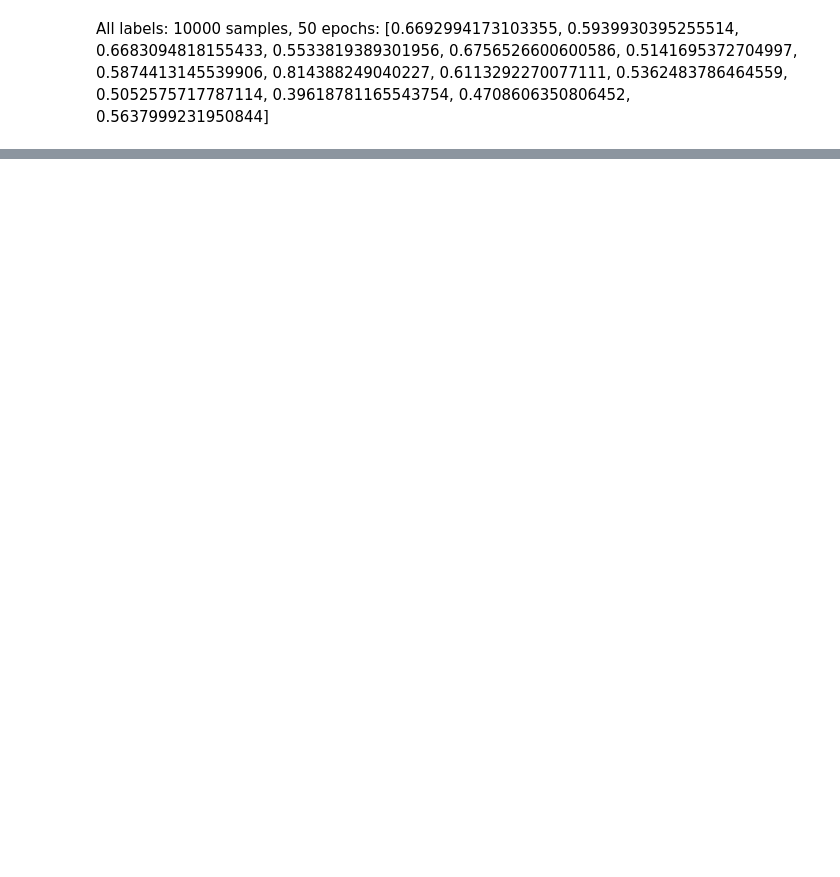
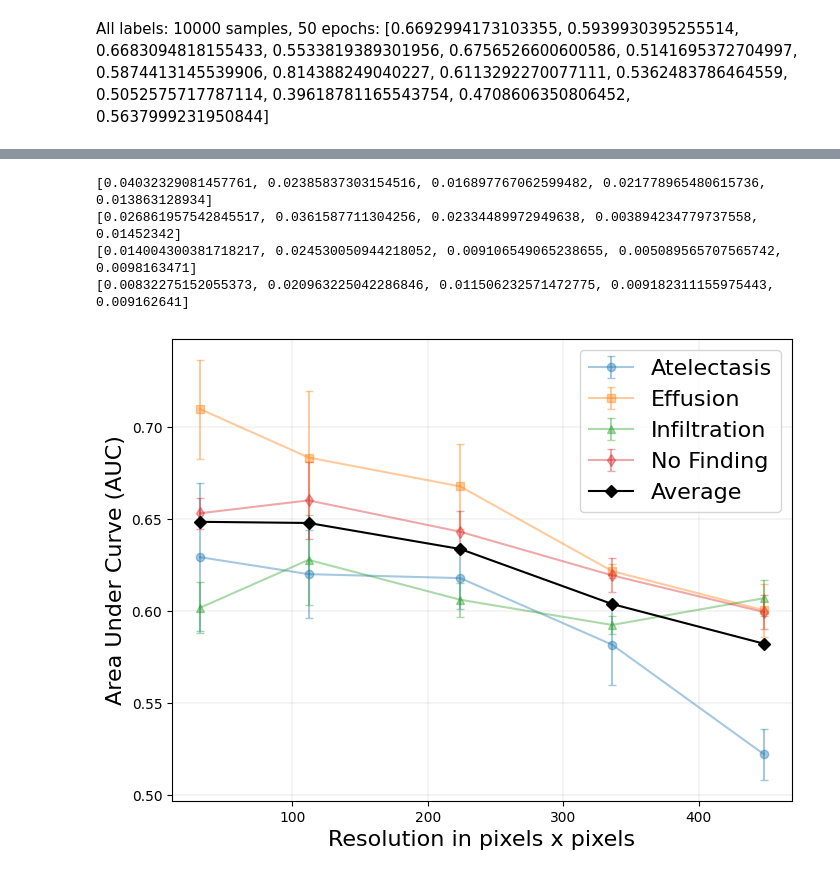
Before and after one commit to Naxsos/MedicaldeepLearning, a Jupyter notebook: Computational_Limitations/chestxray8_applied.ipynb, the cells around one changed output, grey strips where cells are left out. Drawn from its saved outputs; the diff is of its cells as text; code cells hidden in the pictures; blank space fills up the shorter version.

```diff
--- a/Computational_Limitations/chestxray8_applied.ipynb
+++ b/Computational_Limitations/chestxray8_applied.ipynb
@@ -499,0 +722,35 @@ plt.show()
+# %%
+alpha = 0.4
+plt.figure(figsize=(8, 6))
+
+print(aucs_at_stds)
+print(aucs_ef_stds)
+print(aucs_in_stds)
+print(aucs_nf_stds)
+aucs_at_stds[4] = 0.013863128934
+aucs_ef_stds[4] = 0.01452342
+aucs_in_stds[4] = 0.0098163471
+aucs_nf_stds[4] = 0.009162641
+
+
+plt.errorbar(x_values, aucs_at_means, yerr=aucs_at_stds, label='Atelectasis', fmt='-o', capsize=3, alpha=alpha)
+plt.errorbar(x_values, aucs_ef_means, yerr=aucs_ef_stds, label='Effusion', fmt='-s', capsize=3, alpha=alpha)
+plt.errorbar(x_values, aucs_in_means, yerr=aucs_in_stds, label='Infiltration', fmt='-^', capsize=3, alpha=alpha)
+plt.errorbar(x_values, aucs_nf_means, yerr=aucs_nf_stds, label='No Finding', fmt='-d', capsize=3, alpha=alpha)
+plt.errorbar(x_values, aucs_All_means, label='Average', marker='D', color='black')
+
+plt.ylabel("Area Under Curve (AUC)", fontsize=font_size)
+plt.xlabel("Resolution in pixels x pixels", fontsize=font_size)
+plt.grid(color='grey', linestyle='-', linewidth=0.25, alpha=0.5)
+plt.legend(fontsize=font_size, loc="best")
+
+plt.savefig("TEST2.pdf", bbox_inches='tight', pad_inches=0)
+
+
+plt.show()
+# %% [output]
+[0.04032329081457761, 0.02385837303154516, 0.016897767062599482, 0.021778965480615736, 0.013863128934]
+[0.026861957542845517, 0.0361587711304256, 0.02334489972949638, 0.003894234779737558, 0.01452342]
+[0.014004300381718217, 0.024530050944218052, 0.009106549065238655, 0.005089565707565742, 0.0098163471]
+[0.00832275152055373, 0.020963225042286846, 0.011506232571472775, 0.009182311155975443, 0.009162641]
+[figure, added]
```
Also changed, not shown: parts of 19 cells of this notebook, 13 other files.
